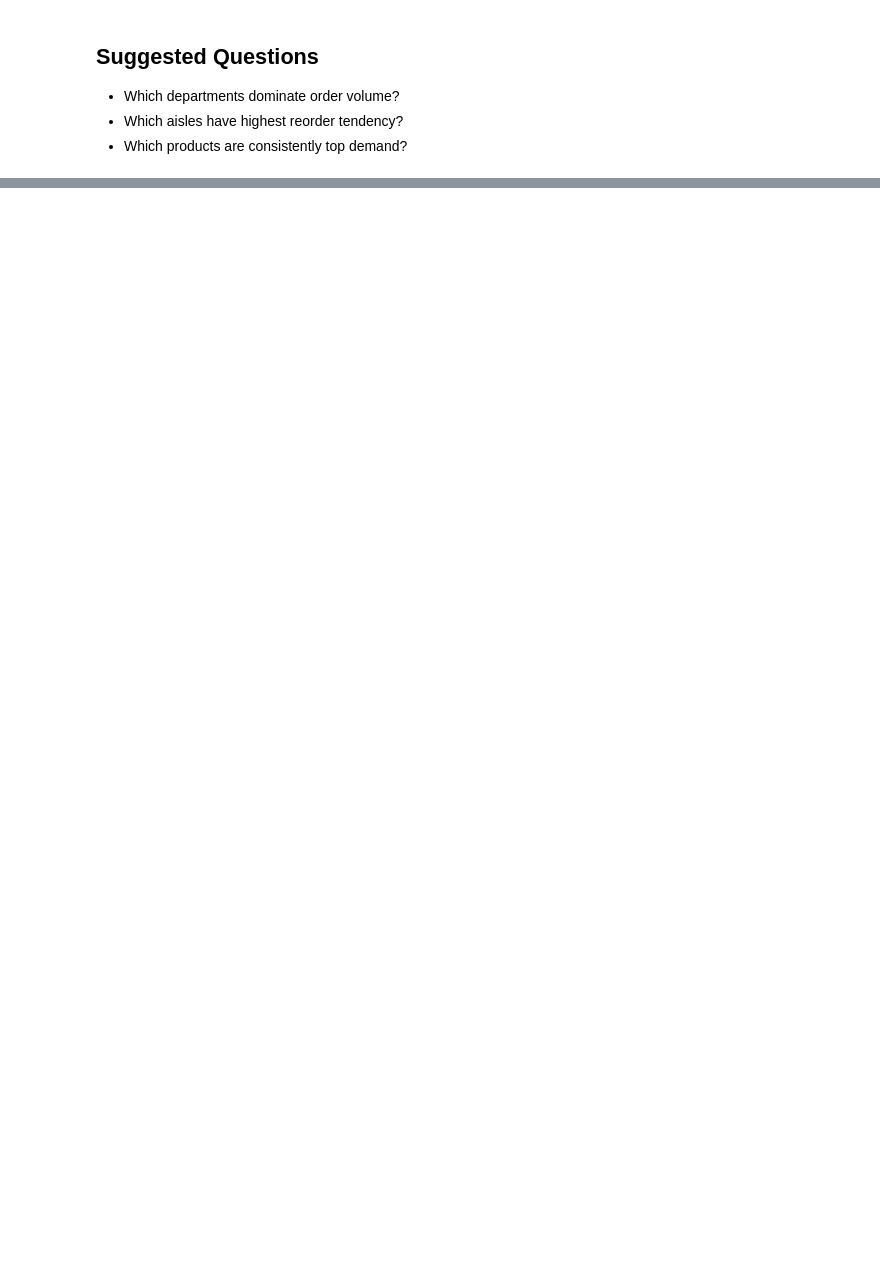
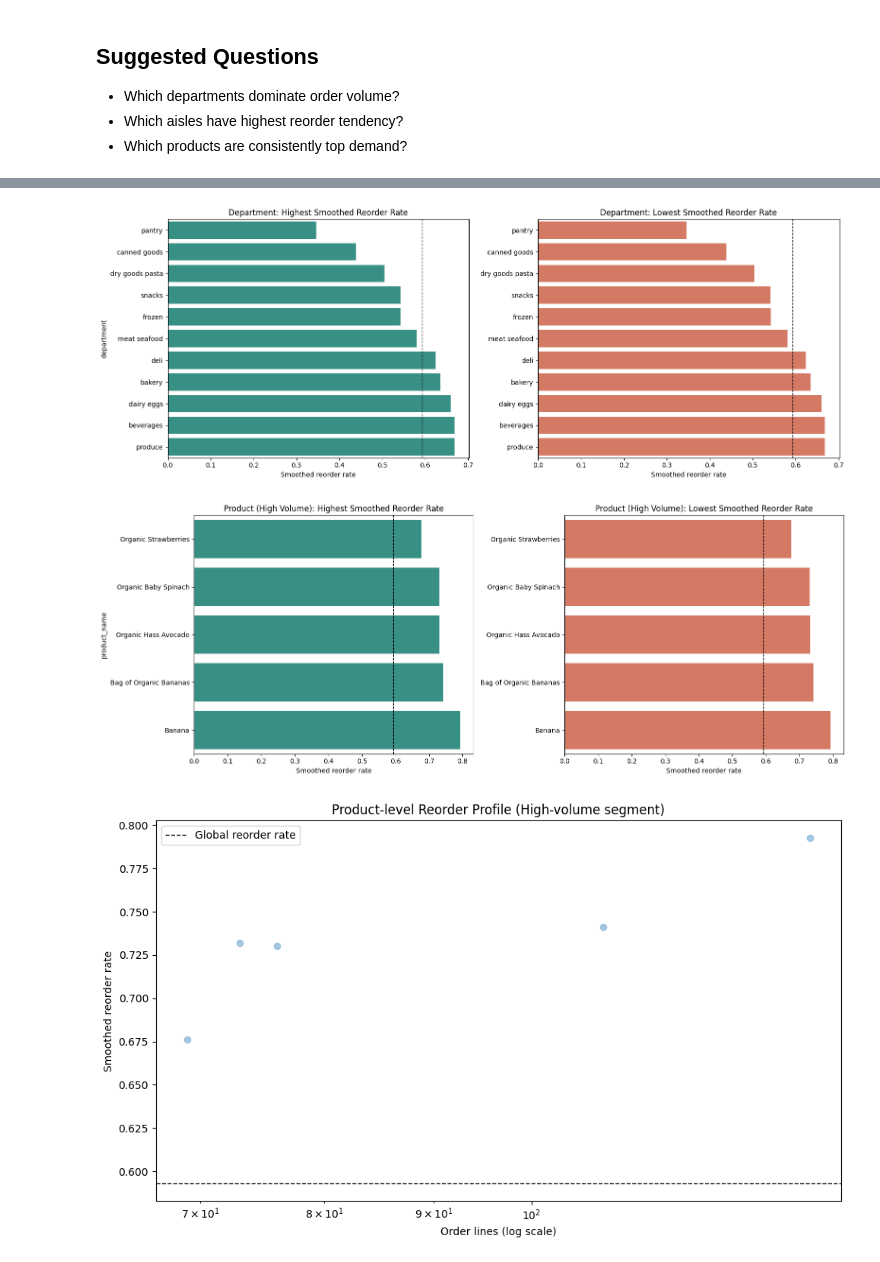
Before and after one commit to ppts2545/Instacart-Market-Basket-Analysis, a Jupyter notebook: notebooks/02_Exploratory_Data_Analysis/03_product_category_trends.ipynb, the cells around one changed output, grey strips where cells are left out. Saved outputs shown, nothing was run; the diff lists cells and outputs as text; code cells hidden in the pictures; blank space fills up the shorter version.

```diff
--- a/notebooks/02_Exploratory_Data_Analysis/03_product_category_trends.ipynb
+++ b/notebooks/02_Exploratory_Data_Analysis/03_product_category_trends.ipynb
@@ -51,0 +149,66 @@ plt.show()
+# %%
+def plot_top_bottom(profile: pd.DataFrame, label_col: str, title_prefix: str, top_n: int = 12):
+    top = profile.nlargest(top_n, "smoothed_reorder_rate").sort_values("smoothed_reorder_rate")
+    bottom = profile.nsmallest(top_n, "smoothed_reorder_rate").sort_values("smoothed_reorder_rate")
+
+    fig, axes = plt.subplots(1, 2, figsize=(16, 6), sharex=False)
+    sns.barplot(data=top, x="smoothed_reorder_rate", y=label_col, ax=axes[0], color="#2a9d8f")
+    axes[0].axvline(GLOBAL_REORDER_RATE, color="black", linestyle="--", linewidth=1)
+    axes[0].set_title(f"{title_prefix}: Highest Smoothed Reorder Rate")
+    axes[0].set_xlabel("Smoothed reorder rate")
+    axes[0].set_ylabel(label_col)
+
+    sns.barplot(data=bottom, x="smoothed_reorder_rate", y=label_col, ax=axes[1], color="#e76f51")
+    axes[1].axvline(GLOBAL_REORDER_RATE, color="black", linestyle="--", linewidth=1)
+    axes[1].set_title(f"{title_prefix}: Lowest Smoothed Reorder Rate")
+    axes[1].set_xlabel("Smoothed reorder rate")
+    axes[1].set_ylabel("")
+
+    plt.tight_layout()
+    plt.show()
+
+# Department-level view (stable because of higher support)
+plot_top_bottom(dept_reorder_adv, "department", "Department", top_n=min(TOP_N, len(dept_reorder_adv)))
+
+# Product-level view: keep only high-volume segment using adaptive threshold
+if len(product_reorder_adv) > 0:
+    q_cut = product_reorder_adv["order_lines"].quantile(0.75)
+    high_volume_products = product_reorder_adv[product_reorder_adv["order_lines"] >= q_cut].copy()
+
+    # Ensure enough products for top/bottom comparison on small samples
+    if len(high_volume_products) < min(2 * TOP_N, len(product_reorder_adv)):
+        high_volume_products = product_reorder_adv.nlargest(
+            min(max(2 * TOP_N, 20), len(product_reorder_adv)), "order_lines"
+        ).copy()
+
+    plot_top_bottom(
+        high_volume_products,
+        "product_name",
+        "Product (High Volume)",
+        top_n=min(TOP_N, len(high_volume_products))
+    )
+
+    # Relationship between volume and reorder tendency
+    plt.figure(figsize=(10, 6))
+    sns.scatterplot(
+        data=high_volume_products.sample(min(1500, len(high_volume_products)), random_state=42),
+        x="order_lines",
+        y="smoothed_reorder_rate",
+        alpha=0.4,
+        s=40,
+        edgecolor=None
+    )
+    plt.axhline(GLOBAL_REORDER_RATE, color="black", linestyle="--", linewidth=1, label="Global reorder rate")
+    plt.xscale("log")
+    plt.title("Product-level Reorder Profile (High-volume segment)")
+    plt.xlabel("Order lines (log scale)")
+    plt.ylabel("Smoothed reorder rate")
+    plt.legend()
+    plt.tight_layout()
+    plt.show()
+else:
+    print("No product rows available after filtering.")
+# %% [output]
+[figure, added]
+[figure, added]
+[figure, added]
```
Also changed, not shown: parts of 4 cells of this notebook, 1 other file.
